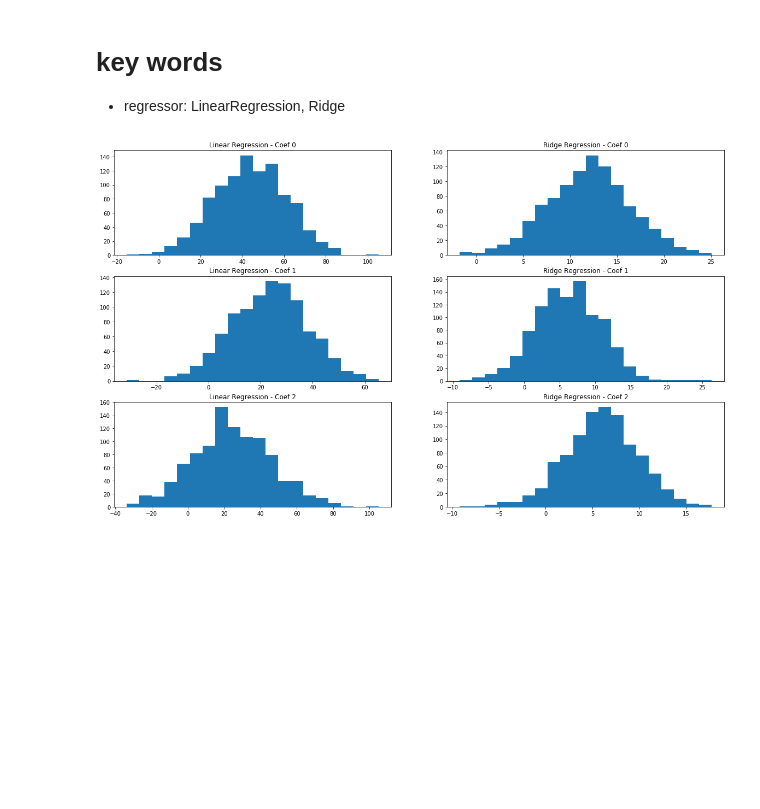
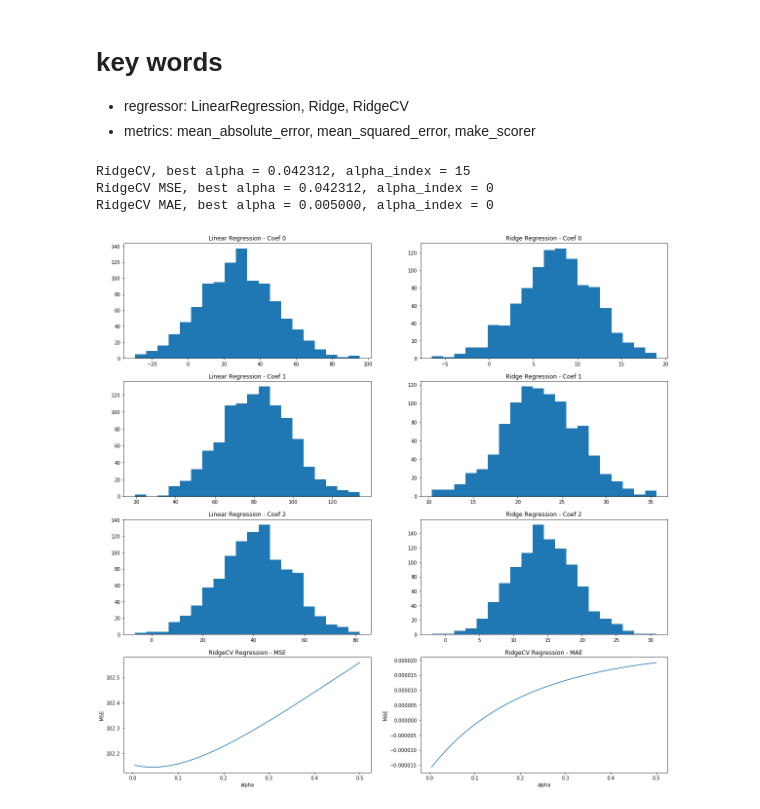
Before and after one commit to klein203/JupyterNotebook, a Jupyter notebook: scikit_learn_cookbook/4_2_ridge_regression.ipynb, the cells around one changed output. Cells and saved outputs as stored; diff of their text form; code cells hidden in the pictures; blank space fills up the shorter version.

```diff
--- a/scikit_learn_cookbook/4_2_ridge_regression.ipynb
+++ b/scikit_learn_cookbook/4_2_ridge_regression.ipynb
@@ -1,6 +1,7 @@
 # %% [markdown]
 # key words
-- regressor: LinearRegression, Ridge
+- regressor: LinearRegression, Ridge, RidgeCV
+- metrics: mean_absolute_error, mean_squared_error, make_scorer
 # %%
 import numpy as np
 import matplotlib.pyplot as plt
@@ -8,7 +9,10 @@ import matplotlib.pyplot as plt
 
 from sklearn import datasets
 
-from sklearn.linear_model import LinearRegression, Ridge
+from sklearn.linear_model import LinearRegression, Ridge, RidgeCV
+
+from sklearn.metrics import mean_absolute_error, make_scorer, mean_squared_error
+
 
 X_reg, y_reg = datasets.make_regression(n_samples=2000, n_features=3, effective_rank=2, noise=10)
 
@@ -17,6 +21,7 @@ len_X_reg = len(X_reg)
 subsample_size = np.int(0.5 * len_X_reg)
 subsample_idx = lambda: np.random.choice(np.arange(0, len_X_reg), size=subsample_size)
 
+# lr
 lr = LinearRegression()
 coefs_reg = np.ones((n_bootstraps, 3))
 for i in range(n_bootstraps):
@@ -28,39 +33,70 @@ for i in range(n_bootstraps):
     coefs_reg[i][1] = lr.coef_[1]
     coefs_reg[i][2] = lr.coef_[2]
 
+# ridge
 ridge = Ridge()
 coefs_ridge = np.ones((n_bootstraps, 3))
 for i in range(n_bootstraps):
     idx_reg_sub = subsample_idx()
     X_reg_sub = X_reg[idx_reg_sub]
     y_reg_sub = y_reg[idx_reg_sub]
     ridge.fit(X_reg_sub, y_reg_sub)
     coefs_ridge[i][0] = ridge.coef_[0]
     coefs_ridge[i][1] = ridge.coef_[1]
     coefs_ridge[i][2] = ridge.coef_[2]
 
+# ridge cv
+alphas = np.linspace(0.005, 0.5, 200)
+# cv=None -> LOOCV
+# default scorer, implicitly MSE
+ridge_cv = RidgeCV(alphas=alphas, store_cv_values=True)
+ridge_cv.fit(X_reg, y_reg)
+# show the best alpha choice after fitting the regression
+print("RidgeCV, best alpha = %.6f, alpha_index = %d" % (ridge_cv.alpha_, ridge_cv.cv_values_.mean(axis=0).argmin()))
+
+# customize scorer, explicitly MSE for default config
+MSE_scorer = make_scorer(mean_squared_error, greater_is_better=False)
+ridge_cv_MSE = RidgeCV(alphas=alphas, store_cv_values=True, scoring=MSE_scorer)
+ridge_cv_MSE.fit(X_reg, y_reg)
+print("RidgeCV MSE, best alpha = %.6f, alpha_index = %d" % (ridge_cv_MSE.alpha_, ridge_cv_MSE.cv_values_.mean(axis=0).argmin()))
+
+# try MAE
+MAE_scorer = make_scorer(mean_absolute_error, greater_is_better=False)
+ridge_cv_MAE = RidgeCV(alphas=alphas, store_cv_values=True, scoring=MAE_scorer)
+ridge_cv_MAE.fit(X_reg, y_reg)
+print("RidgeCV MAE, best alpha = %.6f, alpha_index = %d" % (ridge_cv_MAE.alpha_, ridge_cv_MAE.cv_values_.mean(axis=0).argmin()))
+
 # plot
-plt.figure(figsize=(20, 12))
+plt.figure(figsize=(20, 20))
 plt.tight_layout()
 
-plt.subplot(321, title="Linear Regression - Coef 0")
+plt.subplot(421, title="Linear Regression - Coef 0")
 plt.hist(coefs_reg[:, 0], bins=20)
 
-plt.subplot(322, title="Ridge Regression - Coef 0")
+plt.subplot(422, title="Ridge Regression - Coef 0")
 plt.hist(coefs_ridge[:, 0], bins=20)
 
-plt.subplot(323, title="Linear Regression - Coef 1")
+plt.subplot(423, title="Linear Regression - Coef 1")
 plt.hist(coefs_reg[:, 1], bins=20)
 
-plt.subplot(324, title="Ridge Regression - Coef 1")
+plt.subplot(424, title="Ridge Regression - Coef 1")
 plt.hist(coefs_ridge[:, 1], bins=20)
 
-plt.subplot(325, title="Linear Regression - Coef 2")
+plt.subplot(425, title="Linear Regression - Coef 2")
 plt.hist(coefs_reg[:, 2], bins=20)
 
-plt.subplot(326, title="Ridge Regression - Coef 2")
+plt.subplot(426, title="Ridge Regression - Coef 2")
 plt.hist(coefs_ridge[:, 2], bins=20)
 
+plt.subplot(427, title="RidgeCV Regression - MSE", xlabel="alpha", ylabel="MSE")
+plt.plot(alphas, ridge_cv.cv_values_.mean(axis=0))
+
+plt.subplot(428, title="RidgeCV Regression - MAE", xlabel="alpha", ylabel="MAE")
+plt.plot(alphas, ridge_cv_MAE.cv_values_.mean(axis=0))
+
 plt.show()
 # %% [output]
+RidgeCV, best alpha = 0.042312, alpha_index = 15
+RidgeCV MSE, best alpha = 0.042312, alpha_index = 0
+RidgeCV MAE, best alpha = 0.005000, alpha_index = 0
-[figure, old version]
+[figure, new version]
```
Also changed, not shown: 1 other file.
